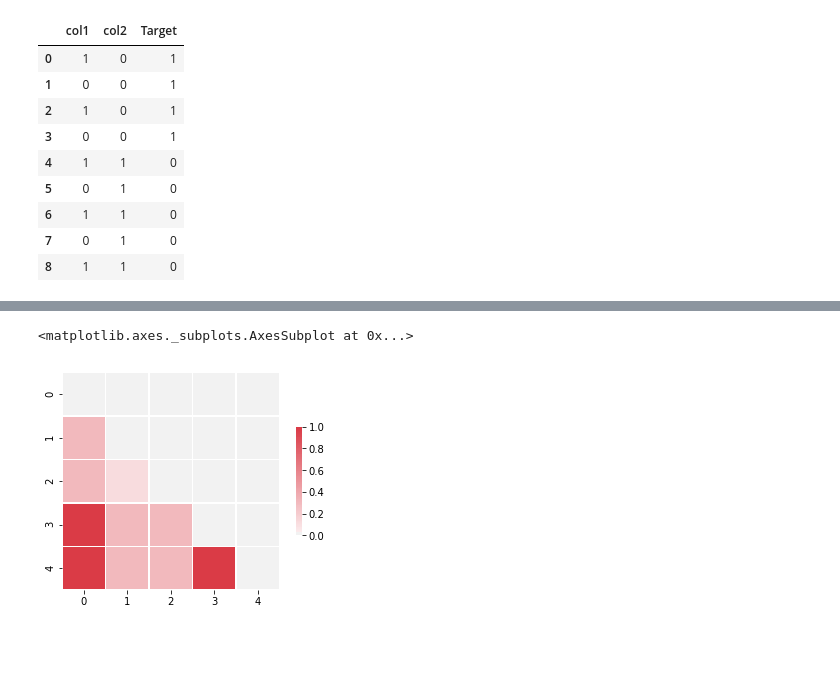
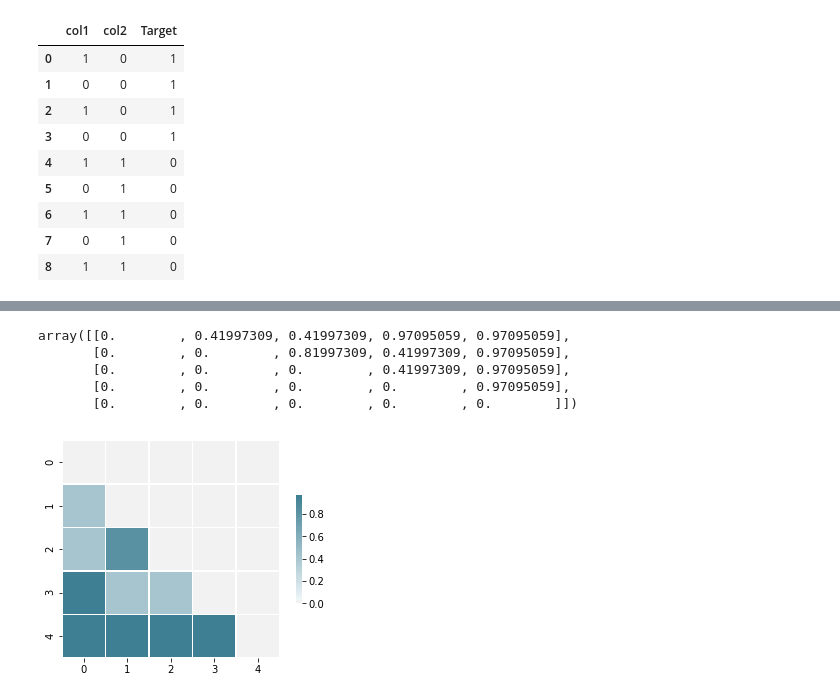
Before and after one commit to RohitUttam/UniversityHack2019, a Jupyter notebook: Expl_ini.ipynb, the cells around one changed output, grey strips where cells are left out. Cells and saved outputs as stored; diff of their text form; code cells hidden in the pictures; blank space fills up the shorter version.

```diff
--- a/Expl_ini.ipynb
+++ b/Expl_ini.ipynb
@@ -157,6 +166,9 @@ sns.heatmap(A_df.corr(), mask=mask, cmap=cmap, vmax=.3, center=0,
-# %%
-sns.heatmap(matMI.transpose(), cmap=cmap, center=0,
-            square=True, linewidths=.5, cbar_kws={"shrink": .5})
-# %% [output]
-<matplotlib.axes._subplots.AxesSubplot at 0x...>
-[figure, removed]
+# %%
+MI_matrix(A,bins=10)
+# %% [output]
+array([[0.        , 0.41997309, 0.41997309, 0.97095059, 0.97095059],
+       [0.        , 0.        , 0.81997309, 0.41997309, 0.97095059],
+       [0.        , 0.        , 0.        , 0.41997309, 0.97095059],
+       [0.        , 0.        , 0.        , 0.        , 0.97095059],
+       [0.        , 0.        , 0.        , 0.        , 0.        ]])
+[figure, added]
```
Also changed, not shown: parts of 6 cells of this notebook.
